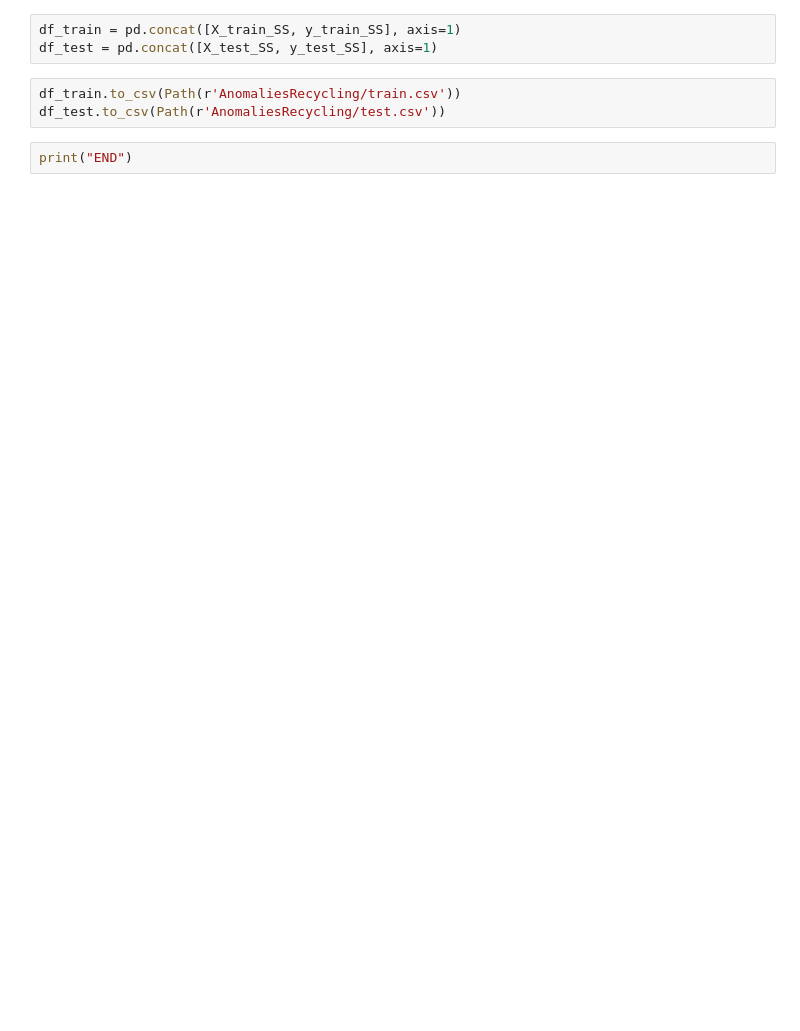
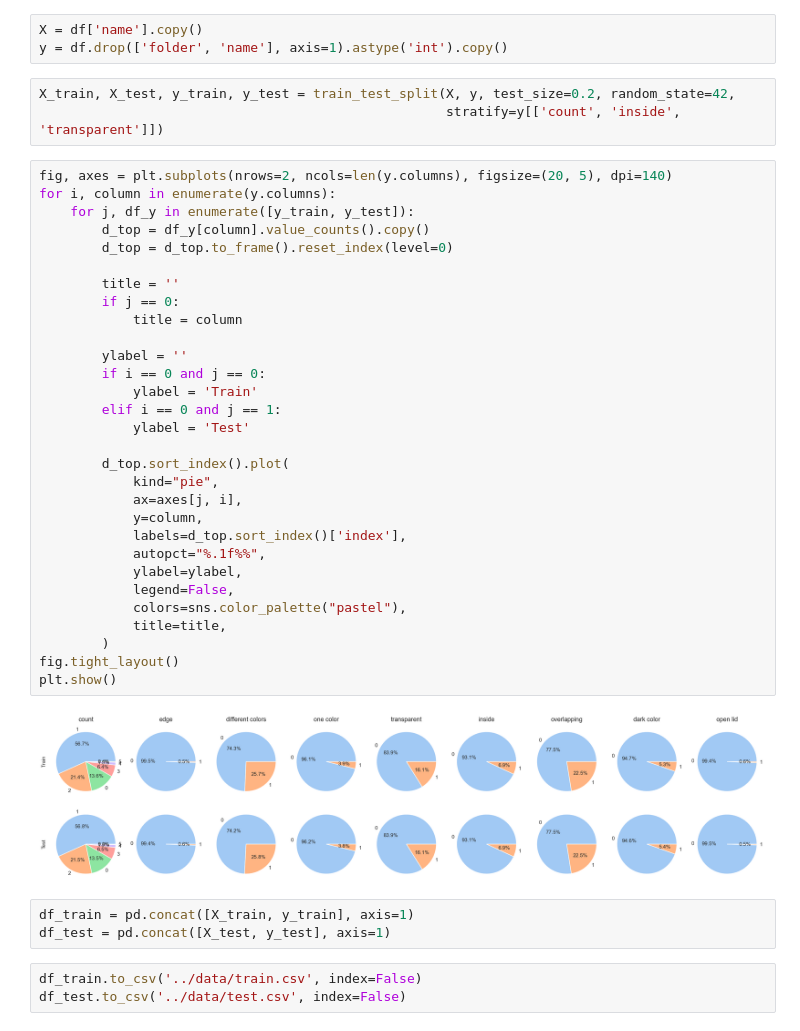
Before and after one commit to eismont21/AnomaliesRecycling, a Jupyter notebook: notebooks/TrainTestSplit.ipynb, the cells around one changed output. Drawn from its saved outputs; the diff is of its cells as text; blank space fills up the shorter version.

```diff
--- a/notebooks/TrainTestSplit.ipynb
+++ b/notebooks/TrainTestSplit.ipynb
@@ -73,8 +56,44 @@ plt.tight_layout()
+# %%
+X = df['name'].copy()
+y = df.drop(['folder', 'name'], axis=1).astype('int').copy()
+# %%
+X_train, X_test, y_train, y_test = train_test_split(X, y, test_size=0.2, random_state=42,
+                                                    stratify=y[['count', 'inside', 'transparent']])
+# %%
+fig, axes = plt.subplots(nrows=2, ncols=len(y.columns), figsize=(20, 5), dpi=140)
+for i, column in enumerate(y.columns):
+    for j, df_y in enumerate([y_train, y_test]):
+        d_top = df_y[column].value_counts().copy()
+        d_top = d_top.to_frame().reset_index(level=0)
+
+        title = ''
+        if j == 0:
+            title = column
+
+        ylabel = ''
+        if i == 0 and j == 0:
+            ylabel = 'Train'
+        elif i == 0 and j == 1:
+            ylabel = 'Test'
+
+        d_top.sort_index().plot(
+            kind="pie",
+            ax=axes[j, i],
+            y=column,
+            labels=d_top.sort_index()['index'],
+            autopct="%.1f%%",
+            ylabel=ylabel,
+            legend=False,
+            colors=sns.color_palette("pastel"),
+            title=title,
+        )
+fig.tight_layout()
+plt.show()
+# %% [output]
+[figure, added]
 # %%
-df_train = pd.concat([X_train_SS, y_train_SS], axis=1)
-df_test = pd.concat([X_test_SS, y_test_SS], axis=1)
+df_train = pd.concat([X_train, y_train], axis=1)
+df_test = pd.concat([X_test, y_test], axis=1)
 # %%
-df_train.to_csv(Path(r'AnomaliesRecycling/train.csv'))
-df_test.to_csv(Path(r'AnomaliesRecycling/test.csv'))
+df_train.to_csv('../data/train.csv', index=False)
+df_test.to_csv('../data/test.csv', index=False)
-# %%
-print("END")
```
Also changed, not shown: parts of 12 cells of this notebook.
